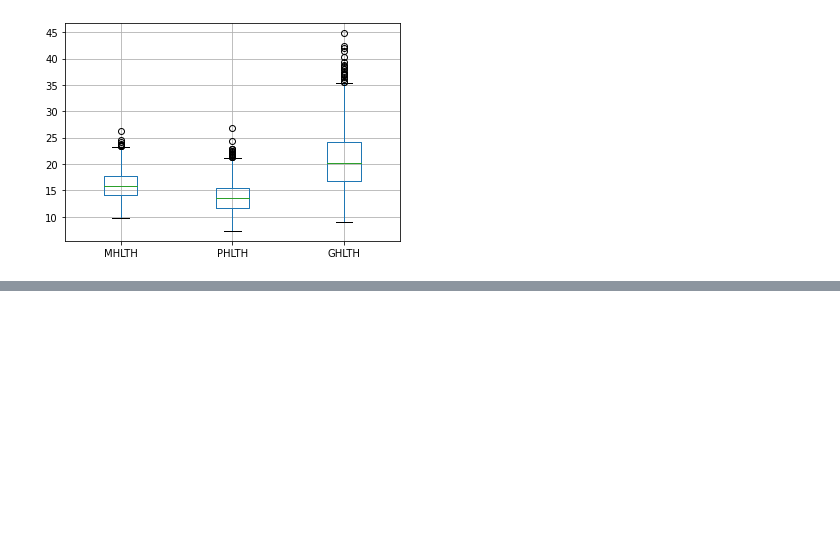
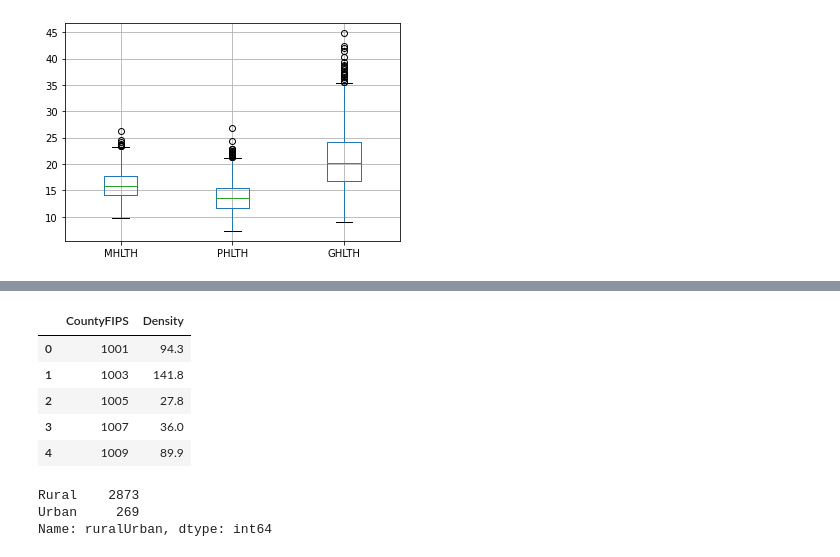
Before and after one commit to Degri95/Final_Project, a Jupyter notebook: CDC_data_exploration_and_analysis.ipynb, the cells around one changed output, grey strips where cells are left out. Saved outputs shown, nothing was run; the diff lists cells and outputs as text; code cells hidden in the pictures; blank space fills up the shorter version.

```diff
--- a/CDC_data_exploration_and_analysis.ipynb
+++ b/CDC_data_exploration_and_analysis.ipynb
@@ -274,0 +310,27 @@ health_status_df.boxplot()
+# %%
+# Rename Columns
+census_df = census_df.rename(columns={"FIPS": "CountyFIPS", "Population Density": "Density"})
+census_df.head()
+# %% [output]
+|  | CountyFIPS | Density |
+| 0 | 1001 | 94.3 |
+| 1 | 1003 | 141.8 |
+| 2 | 1005 | 27.8 |
+| 3 | 1007 | 36.0 |
+| 4 | 1009 | 89.9 |
+# %%
+#create a new column the classifies countries as Rural or Urban based on population density
+#create a list of conditions
+conditions = [(census_df['Density']<=500),(census_df['Density'] >500)]
+
+#create the list of values to assign for each condition
+values = ['Rural', 'Urban']
+
+#create new column and use np.select to assign values
+census_df['ruralUrban'] = np.select(conditions, values)
+
+census_df['ruralUrban'].value_counts()
+# %% [output]
+Rural    2873
+Urban     269
+Name: ruralUrban, dtype: int64
```
Also changed, not shown: parts of 5 cells of this notebook.
